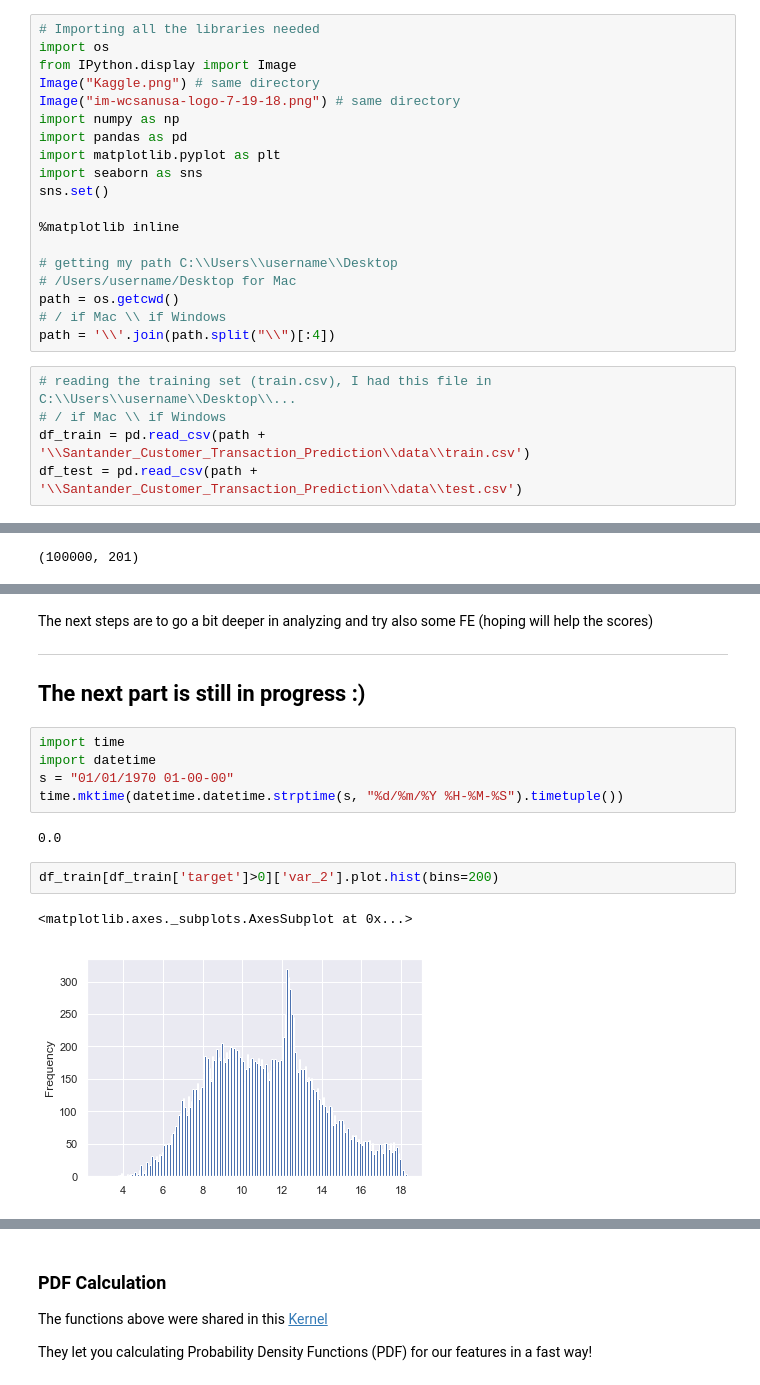
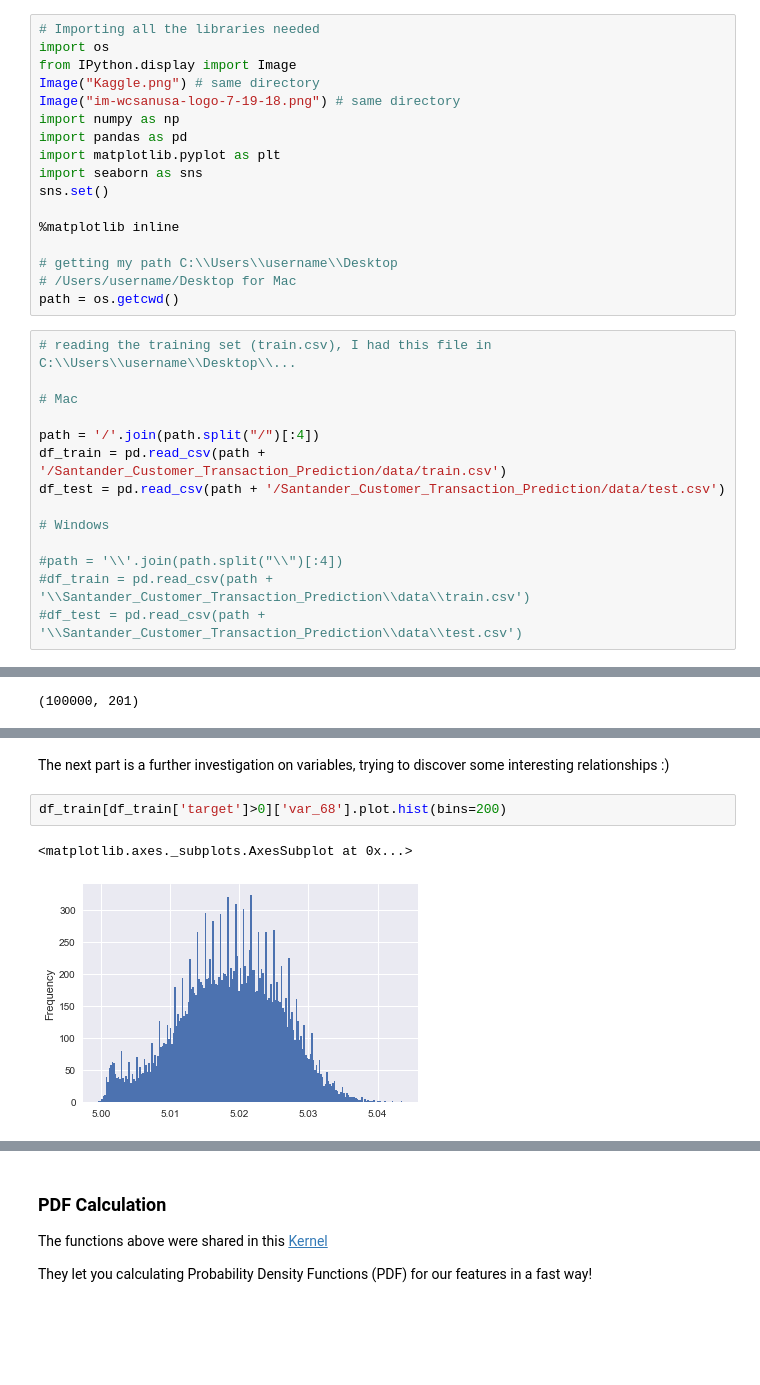
Before and after one commit to FedericoRaimondi/myProjects, a Jupyter notebook: Santander_Customer_Transaction_Prediction/Exploratory_Data_Analysis/Data Exploration.ipynb, the cells around one changed output, grey strips where cells are left out. Cells and saved outputs as stored; diff of their text form; blank space fills up the shorter version.

```diff
--- a/Santander_Customer_Transaction_Prediction/Exploratory_Data_Analysis/Data Exploration.ipynb
+++ b/Santander_Customer_Transaction_Prediction/Exploratory_Data_Analysis/Data Exploration.ipynb
@@ -27,13 +27,20 @@ sns.set()
 # getting my path C:\\Users\\username\\Desktop
 # /Users/username/Desktop for Mac
 path = os.getcwd()
-# / if Mac \\ if Windows
-path = '\\'.join(path.split("\\")[:4])
 # %%
 # reading the training set (train.csv), I had this file in C:\\Users\\username\\Desktop\\...
-# / if Mac \\ if Windows
-df_train = pd.read_csv(path + '\\Santander_Customer_Transaction_Prediction\\data\\train.csv')
-df_test = pd.read_csv(path + '\\Santander_Customer_Transaction_Prediction\\data\\test.csv')
+
+# Mac
+
+path = '/'.join(path.split("/")[:4])
+df_train = pd.read_csv(path + '/Santander_Customer_Transaction_Prediction/data/train.csv')
+df_test = pd.read_csv(path + '/Santander_Customer_Transaction_Prediction/data/test.csv')
+
+# Windows
+
+#path = '\\'.join(path.split("\\")[:4])
+#df_train = pd.read_csv(path + '\\Santander_Customer_Transaction_Prediction\\data\\train.csv')
+#df_test = pd.read_csv(path + '\\Santander_Customer_Transaction_Prediction\\data\\test.csv')
 # %% [markdown]
 ## Let's start exploring the Dataset!
 # %%
@@ -295,19 +300,8 @@ df_test_real.shape
-# %% [markdown]
-The next steps are to go a bit deeper in analyzing and try also some FE (hoping will help the scores)
-
-------
-
-## The next part is still in progress :)
-# %%
-import time
-import datetime
-s = "01/01/1970 01-00-00"
-time.mktime(datetime.datetime.strptime(s, "%d/%m/%Y %H-%M-%S").timetuple())
-# %% [output]
-0.0
+# %% [markdown]
+The next part is a further investigation on variables, trying to discover some interesting relationships :)
 # %%
-df_train[df_train['target']>0]['var_2'].plot.hist(bins=200)
+df_train[df_train['target']>0]['var_68'].plot.hist(bins=200)
 # %% [output]
 <matplotlib.axes._subplots.AxesSubplot at 0x...>
-[figure, old version]
+[figure, new version]
 # %%
```
Also changed, not shown: parts of 13 cells of this notebook.
